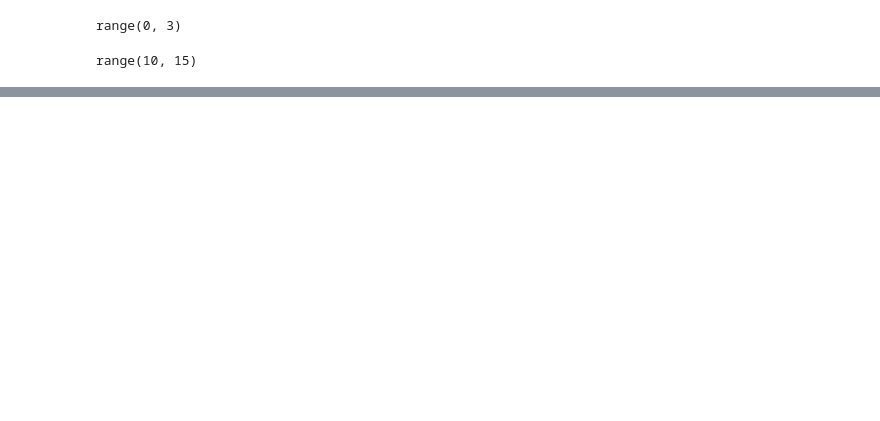
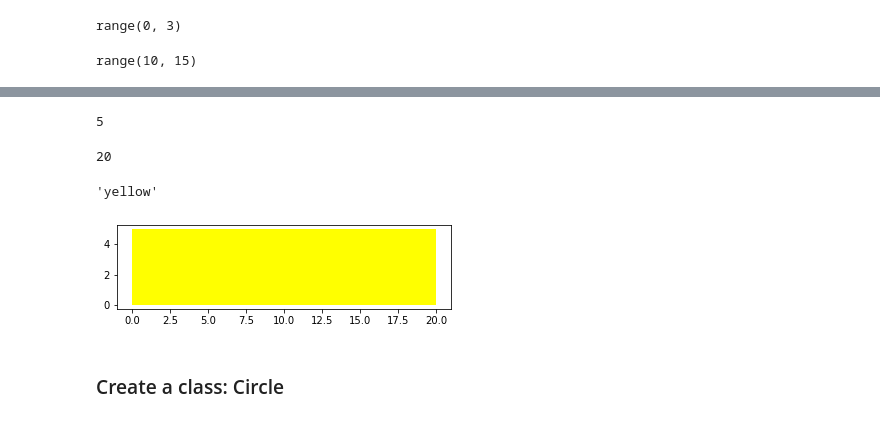
Before and after one commit to PosgradoMNA/actividades-de-aprendizaje-RobertoRomeroVielma-A00822314, a Jupyter notebook: Actividad_de_semana_1_2_Python_for_Data_Science_(IBM).ipynb, the cells around one changed output, grey strips where cells are left out. Cells and saved outputs as stored; diff of their text form; code cells hidden in the pictures; blank space fills up the shorter version.

```diff
--- a/Actividad_de_semana_1_2_Python_for_Data_Science_(IBM).ipynb
+++ b/Actividad_de_semana_1_2_Python_for_Data_Science_(IBM).ipynb
@@ -969,0 +1339,6 @@ range(10, 15)
+# %%
+class Rectangle(object):
+  def __init__(self,color,height,width):
+    self.height=height
+    self.width=width
+    self.color=color
@@ -969,0 +1432,32 @@ range(10, 15)
+# %%
+class Rectangle(object):
+
+    def __init__(self, width, height, color):
+        self.height = height
+        self.width = width
+        self.color = color
+
+    def drawRectangle(self):
+        plt.gca().add_patch(plt.Rectangle((0, 0), self.width, self.height ,fc=self.color))
+        plt.axis('scaled')
+        plt.show()
+# %%
+FatYellowRectangle=Rectangle(20,5,"yellow")
+# %%
+FatYellowRectangle.height
+# %% [output]
+5
+# %%
+FatYellowRectangle.width
+# %% [output]
+20
+# %%
+FatYellowRectangle.color
+# %% [output]
+'yellow'
+# %%
+FatYellowRectangle.drawRectangle()
+# %% [output]
+[figure, added]
+# %% [markdown]
+### Create a class: Circle
```
Also changed, not shown: parts of 121 cells of this notebook.
